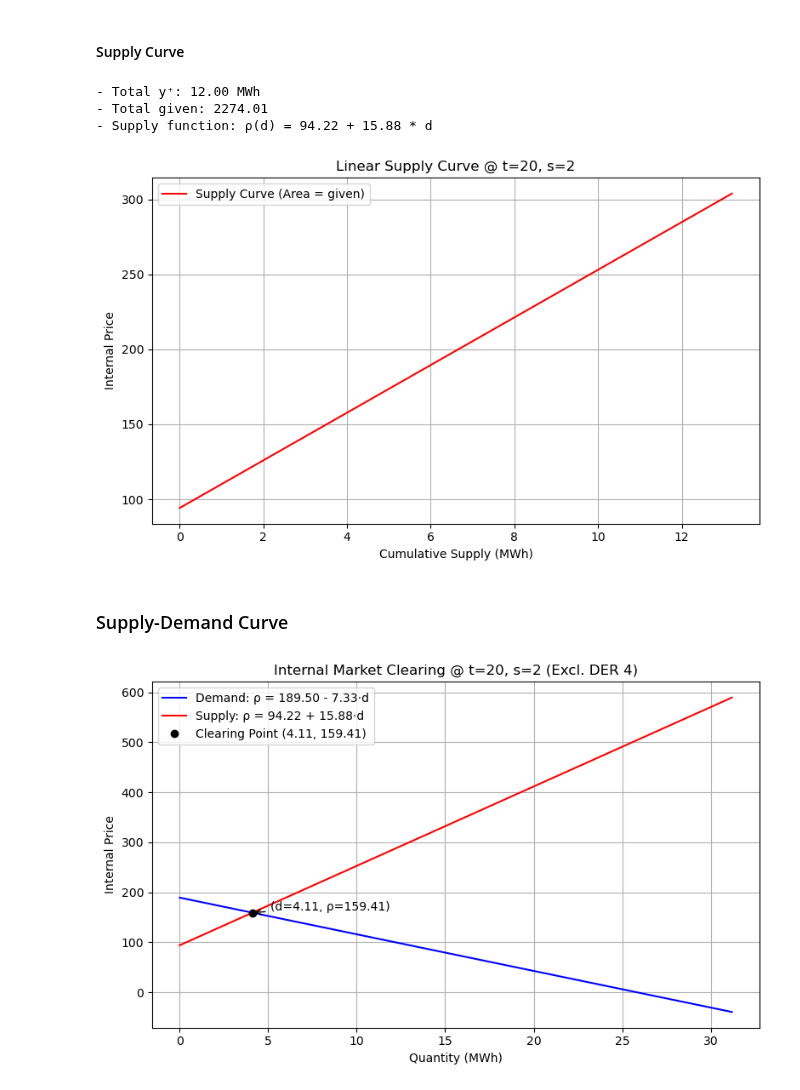
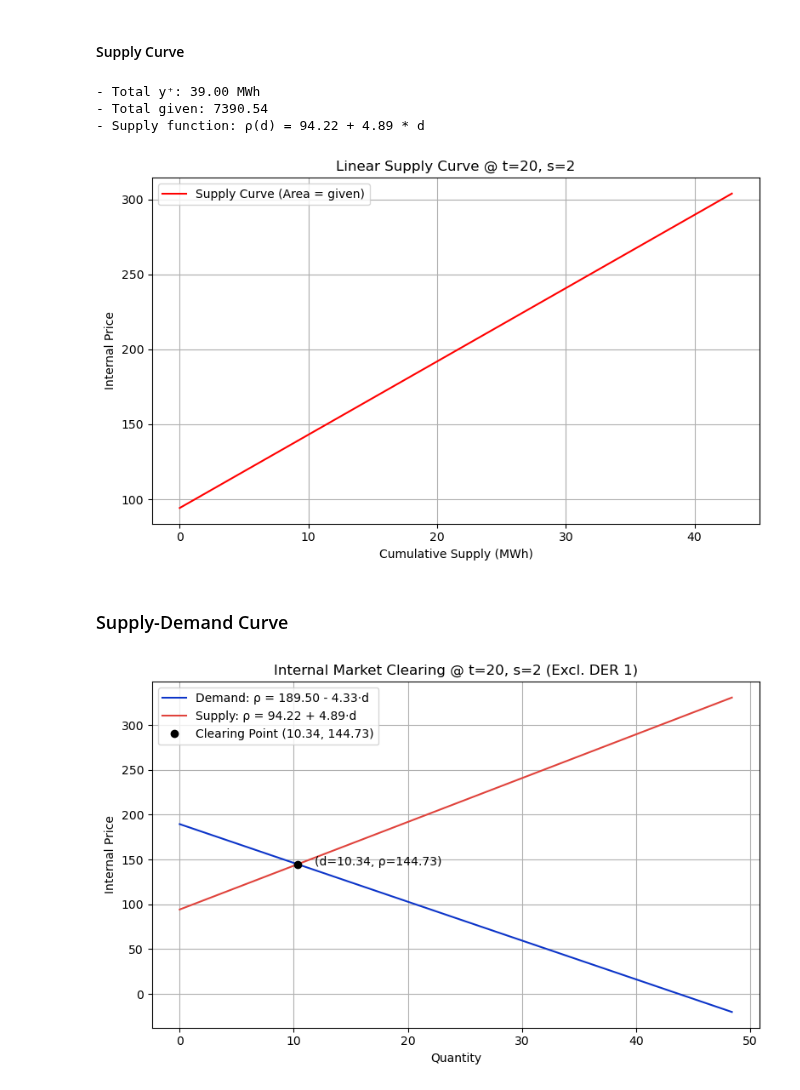
Before and after one commit to syeoyo/der, a Jupyter notebook: rdc.ipynb, the cells around one changed output. Drawn from its saved outputs; the diff is of its cells as text; code cells hidden in the pictures.

```diff
--- a/rdc.ipynb
+++ b/rdc.ipynb
@@ -419,5 +426,7 @@ plt.show()
 ## Supply Curve w/o i*
 # %% [markdown]
 #### Optimization w/o i*
+# %%
+target_i = 1  # RDC를 도출할 대상 DER
 # %%
 # === 설정 ===
@@ -693,7 +701,7 @@ Best objective 1.457862823647e+06, best bound 1.457862823647e+06, gap 0.0000%
 # %%
 # === 설정 ===
 t, s = 20, 2
-target_i = 4
+target_i = 1
 I_set = [i for i in range(I) if i != target_i]
 i_map = {i: idx for idx, i in enumerate(I_set)}
 
@@ -701,13 +709,14 @@ i_map = {i: idx for idx, i in enumerate(I_set)}
 total_supply = sum(yp_vals[i_map[i], t, s] for i in I_set)
 
 # 내부 정산 수익 (given) 계산
-given_s, received_s = 0, 0
+given_s, received_s, volume_s = 0, 0, 0
 for i in I_set:
     for j in I_set:
         if i == j:
             continue
         given_s += d_vals[i_map[i], i_map[j], t, s] * P_PN[t]
         received_s += d_vals[i_map[j], i_map[i], t, s] * P_RT[t, s]
+        volume_s += d_vals[i_map[i], i_map[j], t, s]
 internal_profit_s = given_s - received_s
 
 Q = total_supply  # = sum of yp[i_map[i], t, s]
@@ -745,10 +754,10 @@ plt.legend()
 plt.tight_layout()
 plt.show()
 # %% [output]
-- Total y⁺: 12.00 MWh
-- Total given: 2274.01
-- Supply function: ρ(d) = 94.22 + 15.88 * d
+- Total y⁺: 39.00 MWh
+- Total given: 7390.54
+- Supply function: ρ(d) = 94.22 + 4.89 * d
-[figure, old version]
+[figure, new version]
 # %% [markdown]
 ### Supply-Demand Curve
 # %%
@@ -770,29 +771,36 @@ b_s = 2 * (given_s - a_s * total_supply) / (total_supply ** 2)
 # %%
+# 수요곡선: ρ(d) = a_d - b_d * d
+a_d = P_PN[t]
+b_d = 2 * (a_d * volume_d - received_d) / (total_demand ** 2)
+
+# 공급곡선: ρ(d) = a_s + b_s * d
+a_s = P_RT[t, s]
+b_s = 2 * (given_s - a_s * volume_s) / (total_supply ** 2)
+
 # === 교차점 계산 ===
 q_clearing = (a_d - a_s) / (b_d + b_s) if (b_d + b_s) != 0 else 0
 p_clearing = a_s + b_s * q_clearing  # 또는 a_d - b_d * q_clearing
 
 # === 시각화 ===
-x_max = 1.2 * max(total_demand, total_supply, q_clearing)
+x_max = 1.1 * max(total_demand, total_supply, q_clearing)
 quantities = np.linspace(0, x_max, 300)
 demand_prices = a_d - b_d * quantities
 supply_prices = a_s + b_s * quantities
 
 plt.figure(figsize=(8, 5))
-plt.plot(quantities, demand_prices, label=f"Demand: ρ = {a_d:.2f} - {b_d:.2f}·d", color='blue')
-plt.plot(quantities, supply_prices, label=f"Supply: ρ = {a_s:.2f} + {b_s:.2f}·d", color='red')
+plt.plot(quantities, demand_prices, label=f"Demand: ρ = {a_d:.2f} - {b_d:.2f}·d", color='#0D35C9')
+plt.plot(quantities, supply_prices, label=f"Supply: ρ = {a_s:.2f} + {b_s:.2f}·d", color='#E0433C')
 plt.plot(q_clearing, p_clearing, 'ko', label=f"Clearing Point ({q_clearing:.2f}, {p_clearing:.2f})")
 plt.annotate(f"(d={q_clearing:.2f}, ρ={p_clearing:.2f})",
              xy=(q_clearing, p_clearing),
-             xytext=(q_clearing + 1, p_clearing + 5),
-             arrowprops=dict(arrowstyle="->"))
+             xytext=(q_clearing + 1.5, p_clearing - 1))
 
 plt.title(f"Internal Market Clearing @ t={t}, s={s} (Excl. DER {target_i})")
-plt.xlabel("Quantity (MWh)")
+plt.xlabel("Quantity")
 plt.ylabel("Internal Price")
 plt.grid(True)
 plt.legend()
 plt.tight_layout()
 plt.show()
 # %% [output]
-[figure, old version]
+[figure, new version]
```
Also changed, not shown: parts of 11 cells of this notebook.
